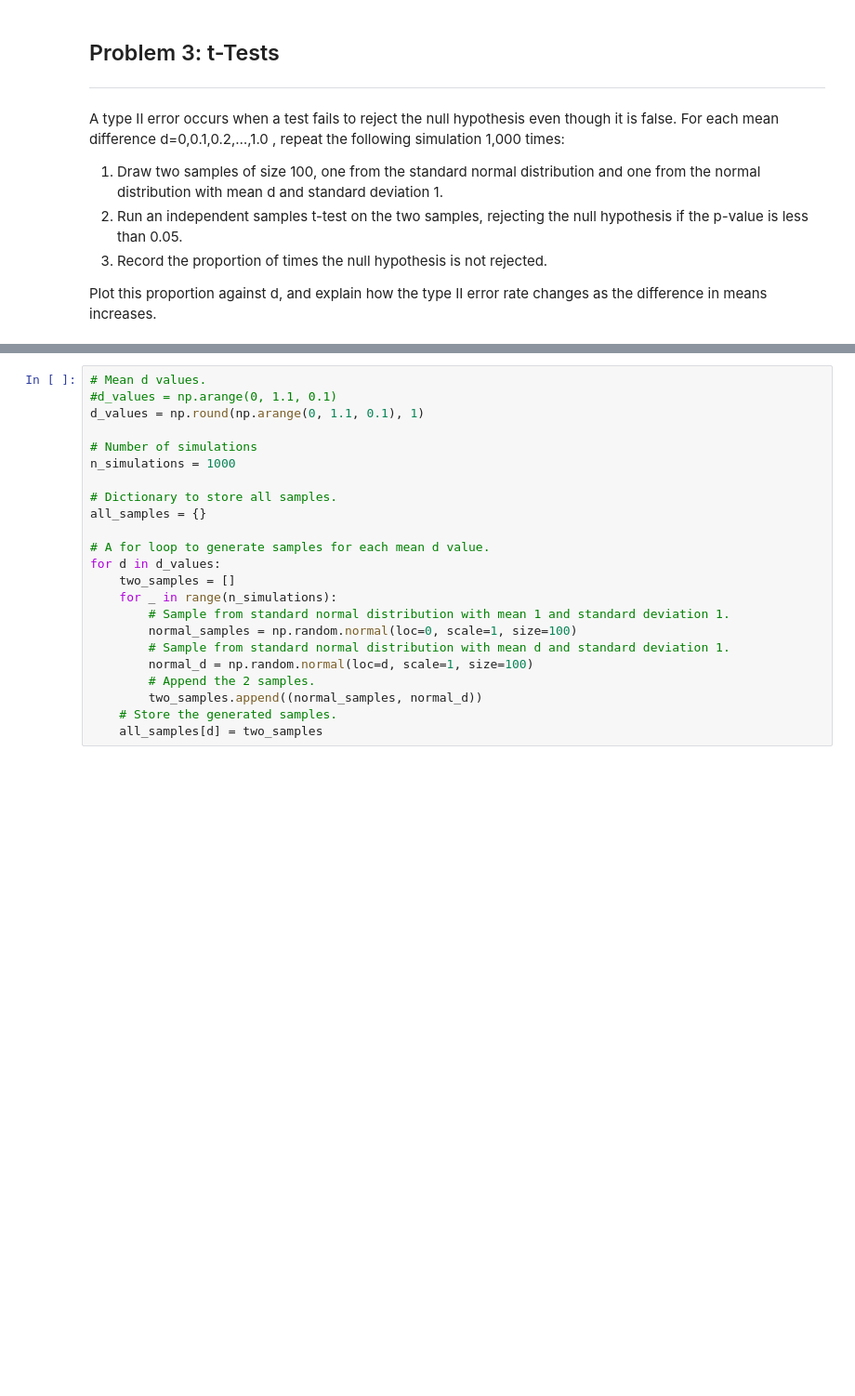
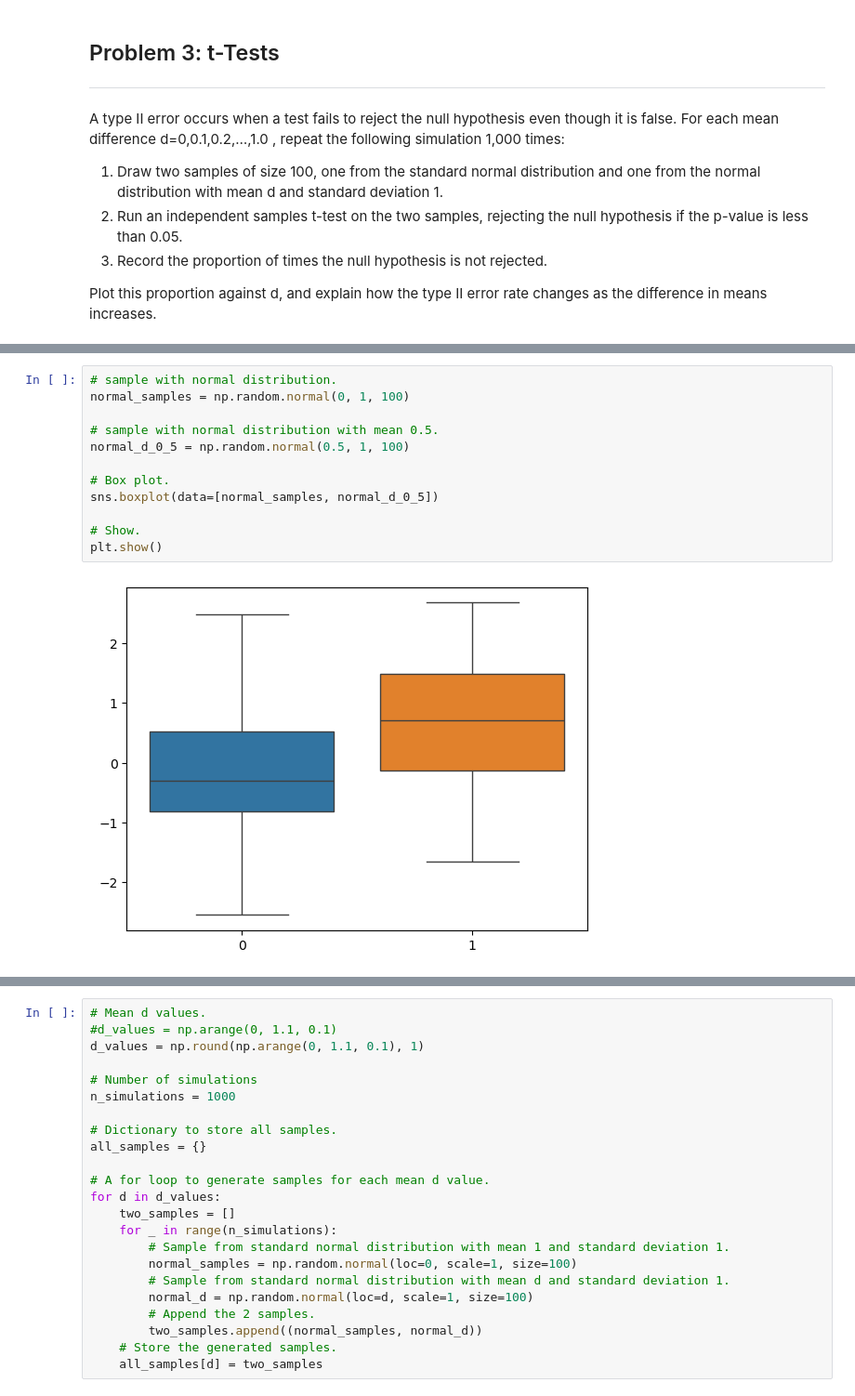
Before and after one commit to FatimaBOliveira/applied-statistics-assessment, a Jupyter notebook: problems.ipynb, the cells around one changed output, grey strips where cells are left out. Shown: that part at 93% size. Saved outputs shown, nothing was run; the diff lists cells and outputs as text; blank space fills up the shorter version.

```diff
--- a/problems.ipynb
+++ b/problems.ipynb
@@ -433,0 +456,14 @@ https://www.graphpad.com/support/faq/testing-data-for-normal-distrbution/#:~:tex
+# %%
+# sample with normal distribution.
+normal_samples = np.random.normal(0, 1, 100)
+
+# sample with normal distribution with mean 0.5.
+normal_d_0_5 = np.random.normal(0.5, 1, 100)
+
+# Box plot.
+sns.boxplot(data=[normal_samples, normal_d_0_5])
+
+# Show.
+plt.show()
+# %% [output]
+[figure, added]
```
Also changed, not shown: parts of 23 cells of this notebook.
